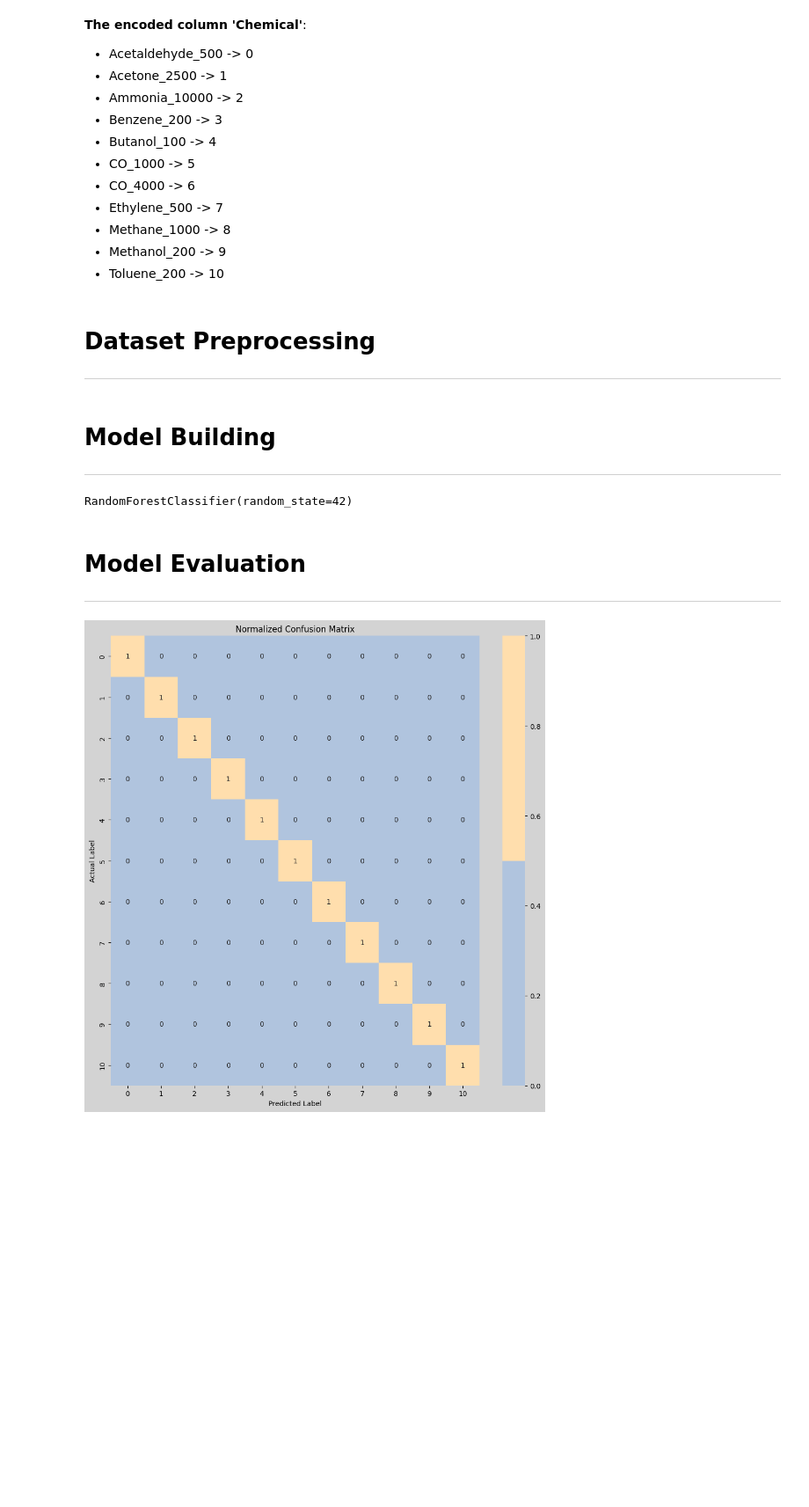
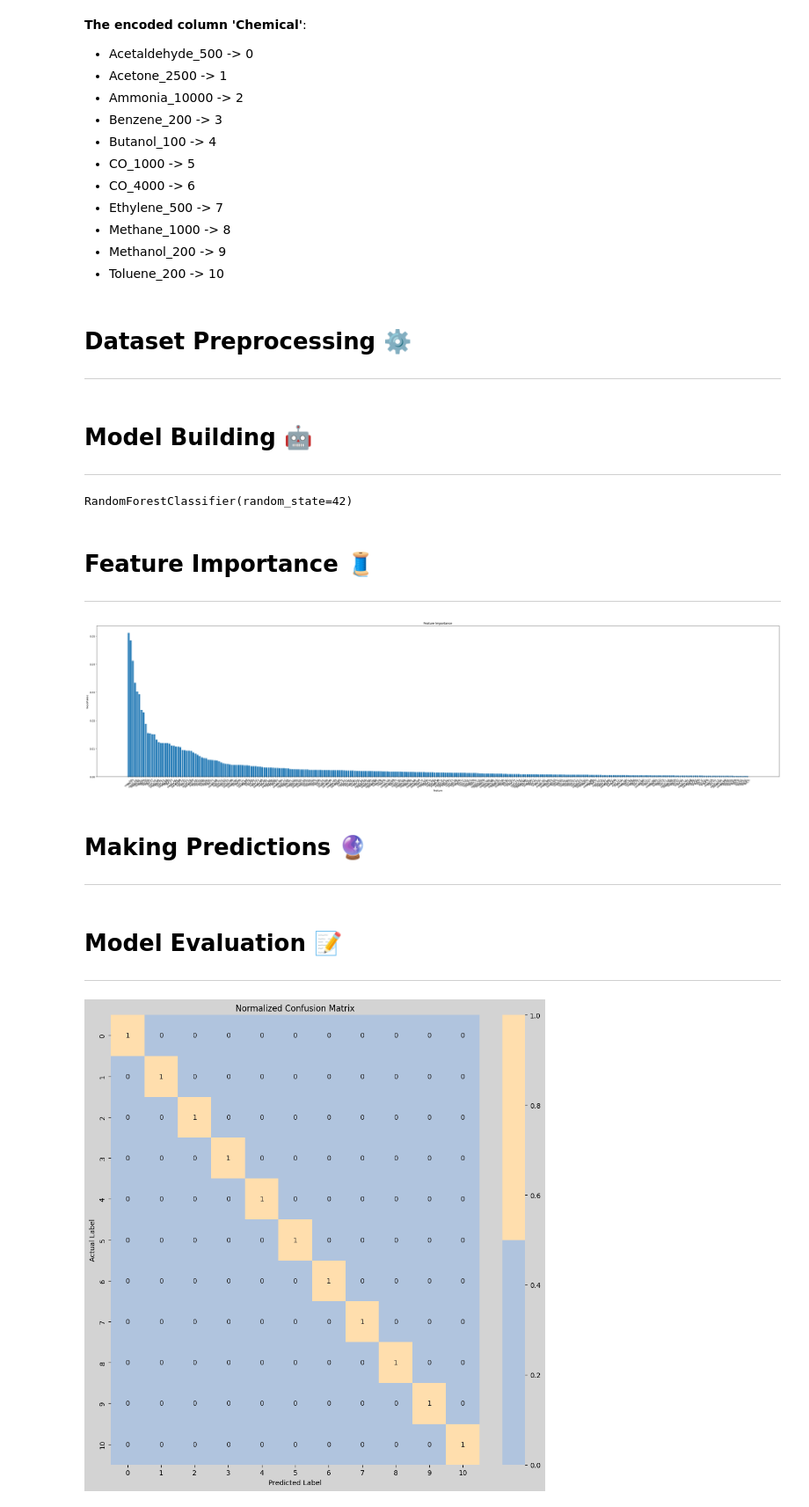
Before and after one commit to brmil07/Gas_Classification_PyTorch, a Jupyter notebook: chemical-classification.ipynb, the cells around one changed output. Shown at 88% size. Saved outputs shown, nothing was run; the diff lists cells and outputs as text; code cells hidden in the pictures; blank space fills up the shorter version.

```diff
--- a/chemical-classification.ipynb
+++ b/chemical-classification.ipynb
@@ -235,7 +237,7 @@ Actual and Labeled Data:
 * Methanol_200     -> 9
 * Toluene_200      -> 10
 # %% [markdown]
-# **Dataset Preprocessing**
+# **Dataset Preprocessing ⚙️**
 ---
 # %%
 # Column 'Chemical' is the target variable
@@ -249,7 +251,7 @@ y = label_encoder.fit_transform(y)
 # Split the data into training and testing sets
 X_train, X_test, y_train, y_test = train_test_split(X, y, test_size=0.2, random_state=42)
 # %% [markdown]
-# **Model Building**
+# **Model Building 🤖**
 ---
 # %%
 # Initialize Machine Learning Model (Random Forest Classifier)
@@ -257,12 +259,41 @@ rf_classifier = RandomForestClassifier(n_estimators=100, random_state=42)
 rf_classifier.fit(X_train, y_train)
 # %% [output]
 RandomForestClassifier(random_state=42)
+# %% [markdown]
+# **Feature Importance 🧵**
+---
+# %%
+# Get feature importances
+feature_importances = rf_classifier.feature_importances_
+
+# Get feature names
+feature_names = X_train.columns
+
+# Sort feature importances in descending order
+sorted_indices = feature_importances.argsort()[::-1]
+sorted_feature_importances = feature_importances[sorted_indices]
+sorted_feature_names = feature_names[sorted_indices]
+
+# Plot
+plt.figure(figsize=(40, 10))
+plt.bar(range(len(feature_importances)), sorted_feature_importances, tick_label=sorted_feature_names)
+plt.title('Feature Importance')
+plt.xlabel('Feature')
+plt.ylabel('Importance')
+plt.xticks(rotation=45)
+plt.tight_layout()
+plt.show()
+# %% [output]
+[figure, added]
+# %% [markdown]
+# **Making Predictions 🔮**
+---
 # %%
 # Making predictions for train and test data
 y_pred_train = rf_classifier.predict(X_train)
 y_pred_test = rf_classifier.predict(X_test)
 # %% [markdown]
-# **Model Evaluation**
+# **Model Evaluation 📝**
 ---
 # %%
 # Plot the confusion matrix
```
Also changed, not shown: parts of 6 cells of this notebook.
